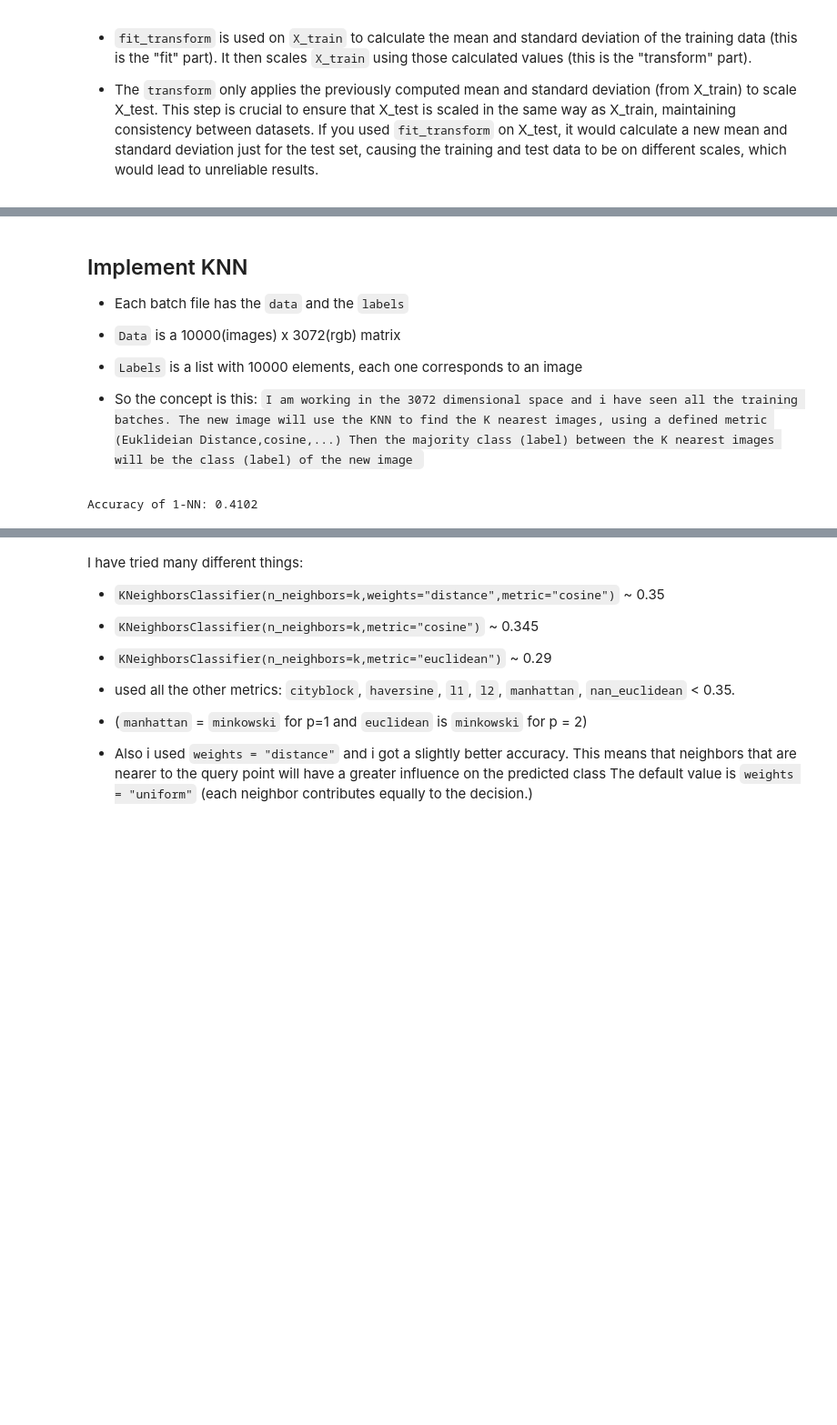
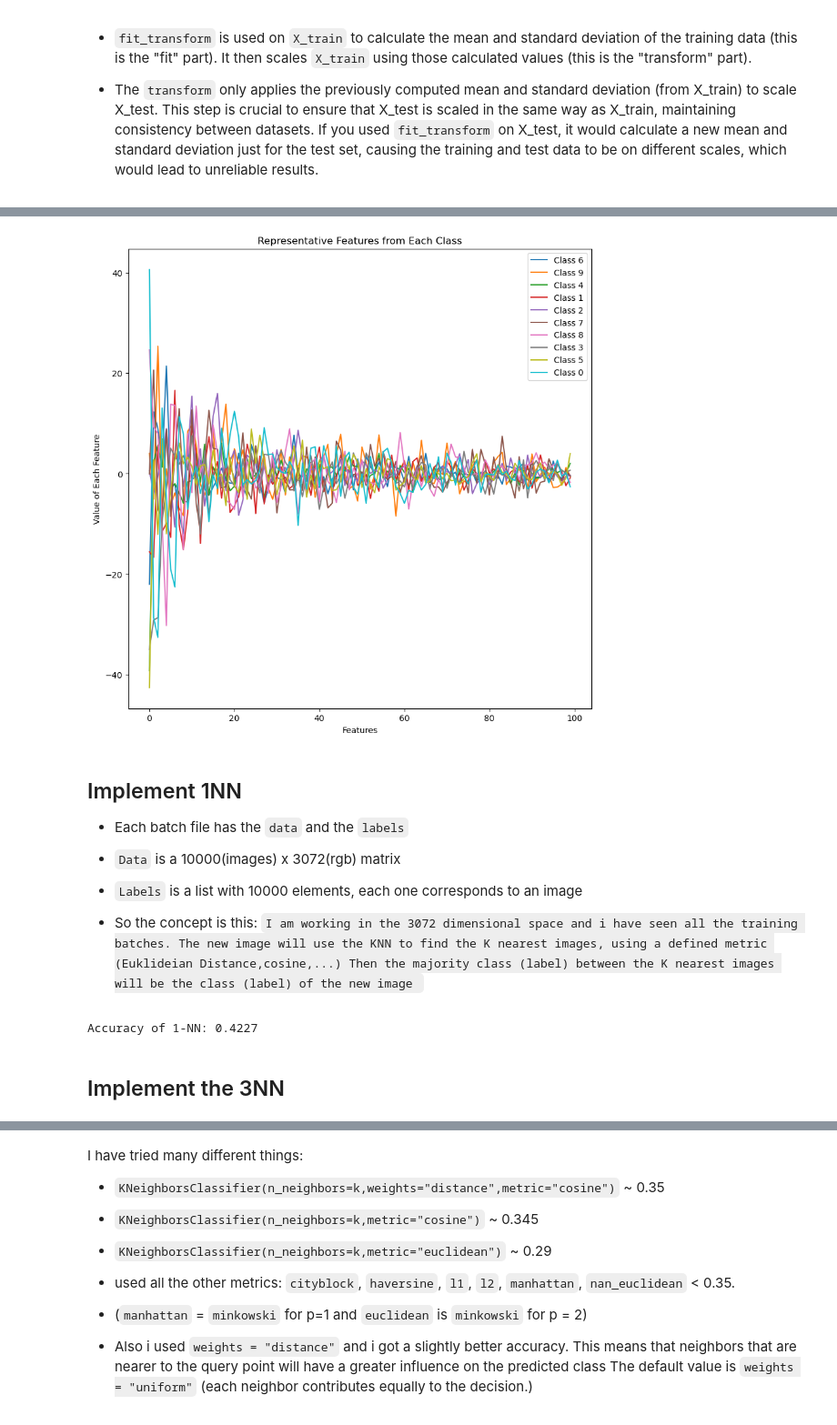
Before and after one commit to kounsolas/NeuralNetworks, a Jupyter notebook: task_0.ipynb, the cells around one changed output, grey strips where cells are left out. Shown at 91% size. Drawn from its saved outputs; the diff is of its cells as text; code cells hidden in the pictures; blank space fills up the shorter version.

Commit message:
Update task_0.ipynb
Trained the models with noisy noise-free X_train. (0.42)
Couldnt increase the accuracy more
Also wrote the thinking behind implementing my own KNN

```diff
--- a/task_0.ipynb
+++ b/task_0.ipynb
@@ -143,5 +165,41 @@ X_test = sc_X.transform(X_test)
+# %%
+# i am going to take 1 representative from each classes
+# # i am thinking that since two objects belong in the same class their feautures should be identical
+
+import numpy as np
+import matplotlib.pyplot as plt
+
+# Initialize variables
+classes_seen = []
+represent_class = []
+index = 0
+next_class = 0
+
+# Collect one representative from each class
+while len(classes_seen) != 10:
+    if y_train[index] not in classes_seen:  # Check if class is already seen
+        classes_seen.append(y_train[index])
+        represent_class.append(X_train[index])
+    index += 1
+
+represent_class = np.array(represent_class)
+
+# Plot the features for each representative class
+fig_1_3 = plt.figure(figsize=(10, 10))
+plt.xlabel("Features")
+plt.ylabel("Value of Each Feature")
+plt.title("Representative Features from Each Class")
+
+# Loop through and plot each representative
+for i in range(represent_class.shape[0]):
+    plt.plot(represent_class[i], label=f'Class {classes_seen[i]}')
+
+plt.legend()
+plt.show()
+# %% [output]
+[figure, added]
 # %% [markdown]
-## Implement KNN
+## Implement 1NN
 
 * Each batch file has the `data` and the `labels`
 * `Data` is a 10000(images) x 3072(rgb) matrix
@@ -155,7 +213,6 @@ Then the majority class (label) between the K nearest images will be the class (
 ``
 # %%
 from sklearn.neighbors import KNeighborsClassifier
-from sklearn.metrics import f1_score
 from sklearn.metrics import accuracy_score
 
 # Define the model: init 1-NN
@@ -165,7 +222,7 @@ classifier_1NN = KNeighborsClassifier(n_neighbors=1,weights="distance",metric="c
 # Train the model
 # Only the training batches
 
-classifier_1NN.fit(X_train,y_train)
+classifier_1NN.fit(X_train_combined,y_train_combined)
 
 # Predict the test set results
 # predict the labels from the test batch data
@@ -178,7 +235,9 @@ y_pred_labels = classifier_1NN.predict(X_test)
 
 print(f"Accuracy of 1-NN: {accuracy_score(y_test,y_pred_labels)}")
 # %% [output]
-Accuracy of 1-NN: 0.4102
+Accuracy of 1-NN: 0.4227
+# %% [markdown]
+## Implement the 3NN
 # %%
 # Define the model: init 3-NN
 classifier_3NN = KNeighborsClassifier(n_neighbors=3,weights="distance",metric="cosine")  #i noticed that with the cosine metric, the accuracy is higher than with the euclidean
```
Also changed, not shown: parts of 9 cells of this notebook.
